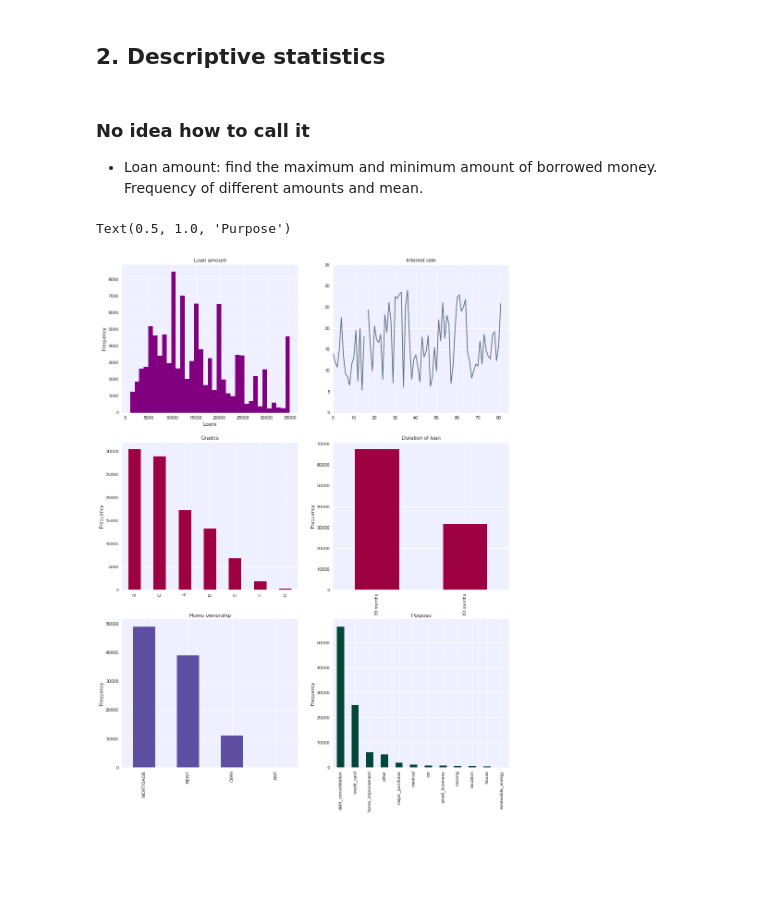
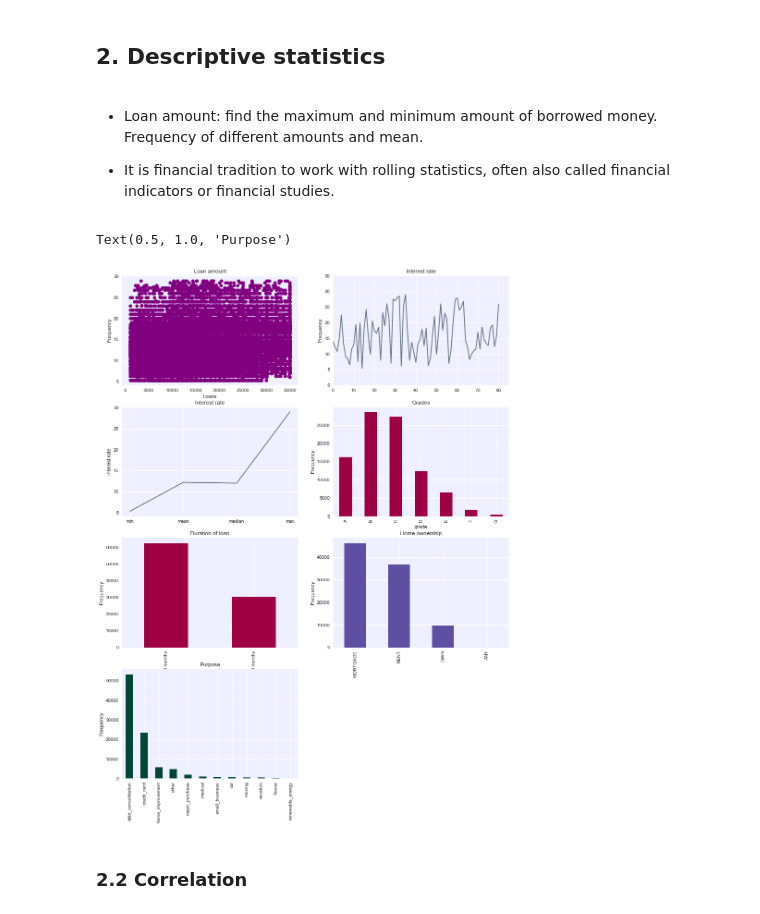
Before and after one commit to hansaleem1/Robo-Loan, a Jupyter notebook: Roboloan.ipynb, the cells around one changed output. Drawn from its saved outputs; the diff is of its cells as text; code cells hidden in the pictures; blank space fills up the shorter version.

```diff
--- a/Roboloan.ipynb
+++ b/Roboloan.ipynb
@@ -72,9 +79,11 @@ Why these attributes? We have to have the same attributes in both data sets? Is
 # remove all columns and rows with NaN values and choose needed attributes
 
 data_accepted = original_data_1[['loan_amnt', 'term', 'int_rate', 'installment', 'grade', 'emp_length', 'home_ownership',
-                     'annual_inc', 'verification_status', 'issue_d', 'loan_status', 'purpose', 'open_acc', 'total_acc',
-                     'fico_range_low', 'fico_range_high', 'policy_code']]
-data_accepted.dropna().head(10)
+                     'annual_inc', 'verification_status', 'issue_d', 'loan_status', 'purpose', 'open_acc', 'dti', 'total_acc',
+                     'fico_range_low', 'fico_range_high', 'addr_state', 'policy_code']]
+data_accepted = data_accepted.dropna()
+
+data_accepted.head(10)
 # %% [output]
 |  | loan_amnt | term | int_rate | installment | grade | emp_length | home_ownership | annual_inc | ... |
 | 0 | 3600.0 | 36 months | 13.99 | 123.03 | C | 10+ years | MORTGAGE | 55000.0 | ... |
@@ -124,53 +263,64 @@ original_data_2.describe()
 # %% [markdown]
 ## 2. Descriptive statistics
 # %% [markdown]
-### No idea how to call it
+
 - Loan amount: find the maximum and minimum amount of borrowed money. Frequency of different amounts and mean.
+
+- It is financial tradition to work with rolling statistics, often also called financial indicators or financial studies.
 # %%
 # Discriptive statistics
 plt.style.use('seaborn')
 mpl.rcParams['font.family'] = 'Arial'
-mpl.rcParams['font.size'] = '12'
+mpl.rcParams['font.size'] = '14'
 
 # Frequency of the loans' amount
 plt.figure(figsize=(15, 20))
 
-plt.subplot(3, 2, 1, facecolor = '#eeefff')
-plt.hist(data_accepted['loan_amnt'], bins=35, color='#800080')
+plt.subplot(4, 2, 1, facecolor = '#eeefff')
+plt.scatter(data_accepted['loan_amnt'], data_accepted['int_rate'], color='#800080')
 plt.xlabel('Loans')
 plt.ylabel('Frequency')
 plt.title('Loan amount')
 
 # Interest rate
-plt.subplot(3, 2, 2, facecolor = '#eeefff')
+plt.subplot(4, 2, 2, facecolor = '#eeefff')
 plt.plot(data_accepted['int_rate'].unique(), color='#5D6D7E')
 plt.title('Interest rate')
+plt.ylabel("Frequency")
 plt.ylim(0, 35)
 plt.xlim(0, 85)
 
-# Information about the accomadation of applicants
-plt.subplot(3, 2, 3, facecolor = '#eeefff')
-data_accepted['grade'].value_counts().plot(kind='bar', colormap='Spectral')
+# Interest rate2
+plt.subplot(4, 2, 3, facecolor = '#eeefff')
+plt.plot(data_accepted['int_rate'].aggregate([min, np.mean, np.median, max]), color='#5D6D7E')
+plt.title('Interest rate')
+plt.ylabel("interest rate")
+
+# Information about grades frequency
+plt.subplot(4, 2, 4, facecolor = '#eeefff')
+data_accepted['grade'].groupby(data_accepted['grade']).count().plot(kind='bar', colormap='Spectral')
 plt.ylabel('Frequency')
 plt.title('Grades')
 
 # Duration of loan
-plt.subplot(3, 2, 4, facecolor='#eeefff')
+plt.subplot(4, 2, 5, facecolor='#eeefff')
 data_accepted['term'].value_counts().plot(kind='bar', colormap='Spectral')
 plt.ylabel('Frequency')
 plt.title('Duration of loan')
 
 # Information about home ownership of applicants
-plt.subplot(3, 2, 5, facecolor = '#eeefff')
+plt.subplot(4, 2, 6, facecolor = '#eeefff')
 data_accepted['home_ownership'].value_counts().plot(kind='bar', colormap='Spectral_r')
 plt.ylabel('Frequency')
 plt.title('Home ownership')
 
 # Purpose of taking loan
-plt.subplot(3, 2, 6, facecolor='#eeefff')
+plt.subplot(4, 2, 7, facecolor='#eeefff')
 data_accepted['purpose'].value_counts().plot(kind='bar', colormap='PuBuGn_r')
 plt.ylabel('Frequency')
 plt.title('Purpose')
 # %% [output]
 Text(0.5, 1.0, 'Purpose')
-[figure, old version]
+[figure, new version]
+# %% [markdown]
+### 2.2 Correlation
```
Also changed, not shown: parts of 33 cells of this notebook.
